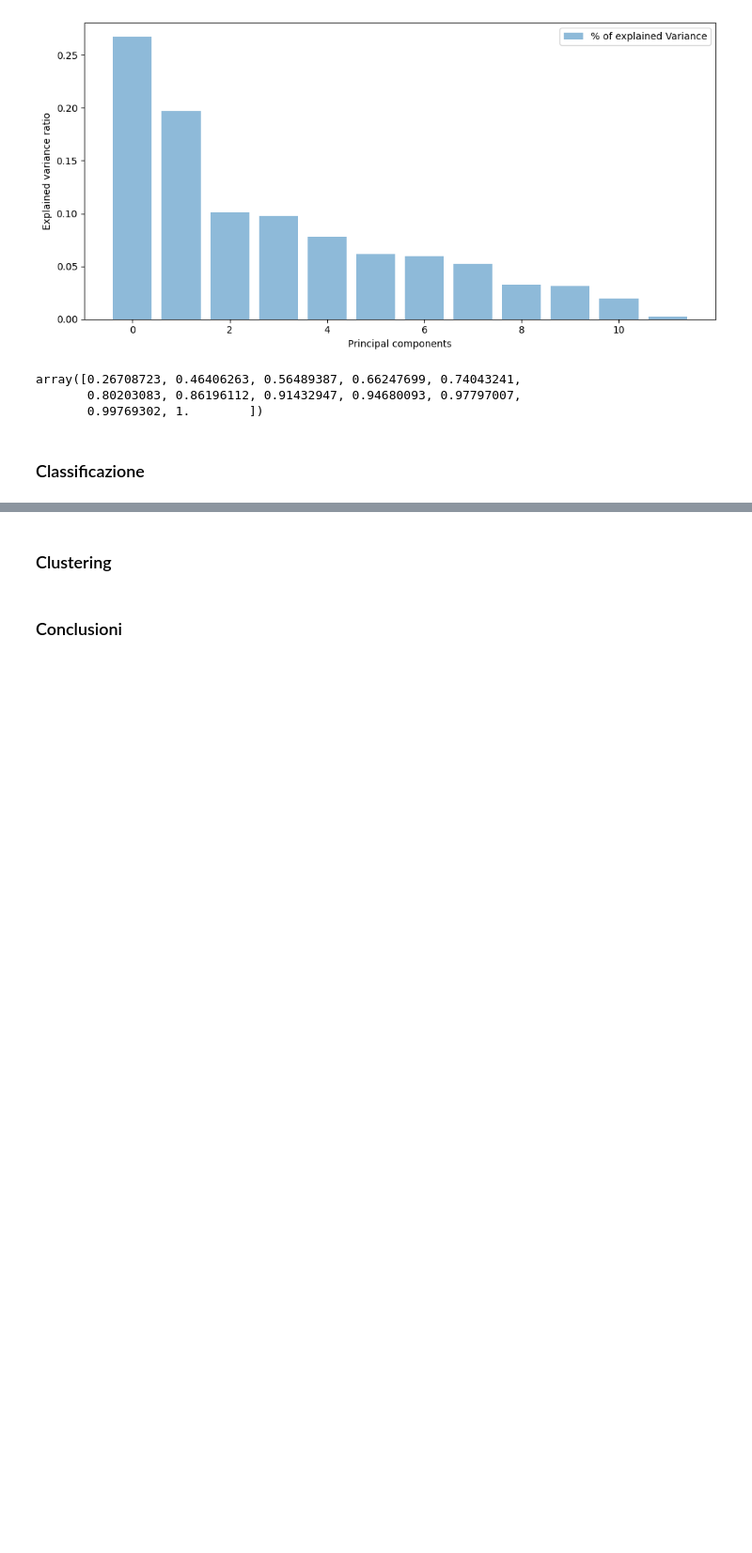
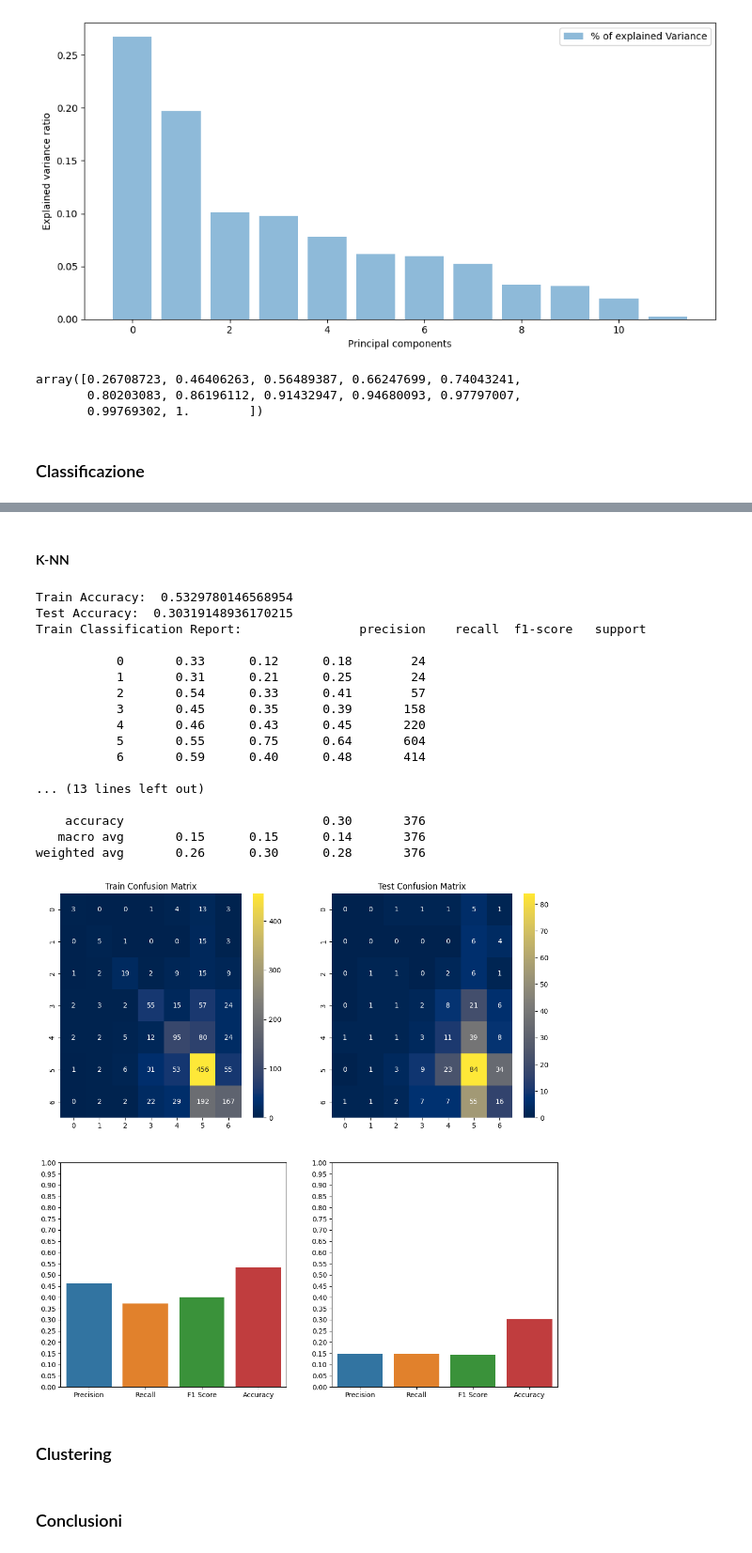
Before and after one commit to Wornairz/UniCT, a Jupyter notebook: FAD/fad_project.ipynb, the cells around one changed output, grey strips where cells are left out. Shown at 94% size. Cells and saved outputs as stored; diff of their text form; code cells hidden in the pictures; blank space fills up the shorter version.

```diff
--- a/FAD/fad_project.ipynb
+++ b/FAD/fad_project.ipynb
@@ -409,6 +412,6 @@ array([0.26708723, 0.46406263, 0.56489387, 0.66247699, 0.74043241,
 # %%
 def print_metrics_multiclass_classification(Y_train, pred_train, Y_test, pred_test, classes):
-    fig, axs = plt.subplots(2, 8, figsize=(13,13))
+    fig, axs = plt.subplots(2, 2, figsize=(13,13))
 
     for idx, (Y, pred, title) in enumerate(zip([Y_train, Y_test], [pred_train, pred_test], ["Train Confusion Matrix", "Test Confusion Matrix"])):
         cf_matrix = confusion_matrix(Y, pred)
@@ -416,13 +419,13 @@ def print_metrics_multiclass_classification(Y_train, pred_train, Y_test, pred_te
                     yticklabels=classes, ax=axs[0, idx]).set_title(title)
 
         metrics = ["Precision", "Recall", "F1 Score", "Accuracy"]
-        accuracy = accuracy_score(Y, pred)
-        precision, recall, fscore, _ = precision_recall_fscore_support(Y, pred)
-        results = [precision, recall, fscore, accuracy]
-        for k in range(7):
-            #TODO: così estrae la k-esima riga, a me serve la k-esima colonna. Inoltre accuracy è sempre e solo un unico valore
-            g = sns.barplot(x=metrics, y=results[k], ax=axs[k+1, idx])
-            g.set_yticks(np.arange(0, 1.01, 0.05))
+        results = [precision_score(Y, pred, average='macro'),
+                   recall_score(Y, pred, average='macro'),
+                   f1_score(Y, pred, average='macro'),
+                   accuracy_score(Y, pred)]
+
+        g = sns.barplot(x=metrics, y=results, ax=axs[1, idx])
+        g.set_yticks(np.arange(0, 1.01, 0.05))
 
     print("Train Accuracy: ", accuracy_score(Y_train, pred_train))
     print("Test Accuracy: ", accuracy_score(Y_test, pred_test))
@@ -442,3 +464,35 @@ print_metrics_multiclass_classification(train_set[target_variable], train_pred,
+# %% [markdown]
+#### K-NN
+# %%
+knn = KNeighborsClassifier()
+target_variable = [ "Alcohol" ]
+knn.fit(train_set[person_labels], train_set[target_variable])
+train_probs = knn.predict(train_set[person_labels])
+train_pred = train_probs.round().astype(int)
+
+test_probs = knn.predict(test_set[person_labels])
+test_pred = test_probs.round().astype(int)
+
+print_metrics_multiclass_classification(train_set[target_variable], train_pred, test_set[target_variable], test_pred, classes=range(7))
+# %% [output]
+Train Accuracy:  0.5329780146568954
+Test Accuracy:  0.30319148936170215
+Train Classification Report:                precision    recall  f1-score   support
+
+           0       0.33      0.12      0.18        24
+           1       0.31      0.21      0.25        24
+           2       0.54      0.33      0.41        57
+           3       0.45      0.35      0.39       158
+           4       0.46      0.43      0.45       220
+           5       0.55      0.75      0.64       604
+           6       0.59      0.40      0.48       414
+
+... (13 lines left out)
+
+    accuracy                           0.30       376
+   macro avg       0.15      0.15      0.14       376
+weighted avg       0.26      0.30      0.28       376
+[figure, added]
 # %% [markdown]
 ### Clustering
 # %% [markdown]
```
Also changed, not shown: parts of 5 cells of this notebook.
